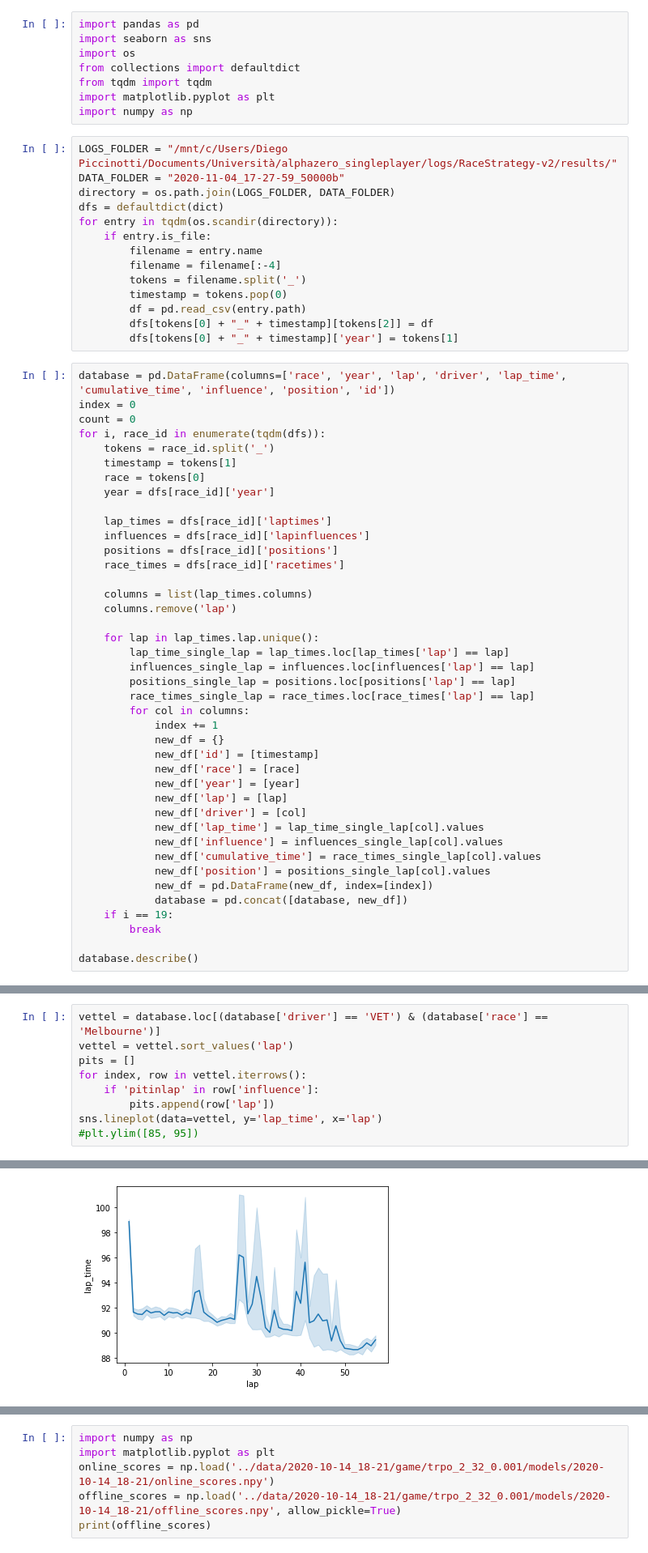
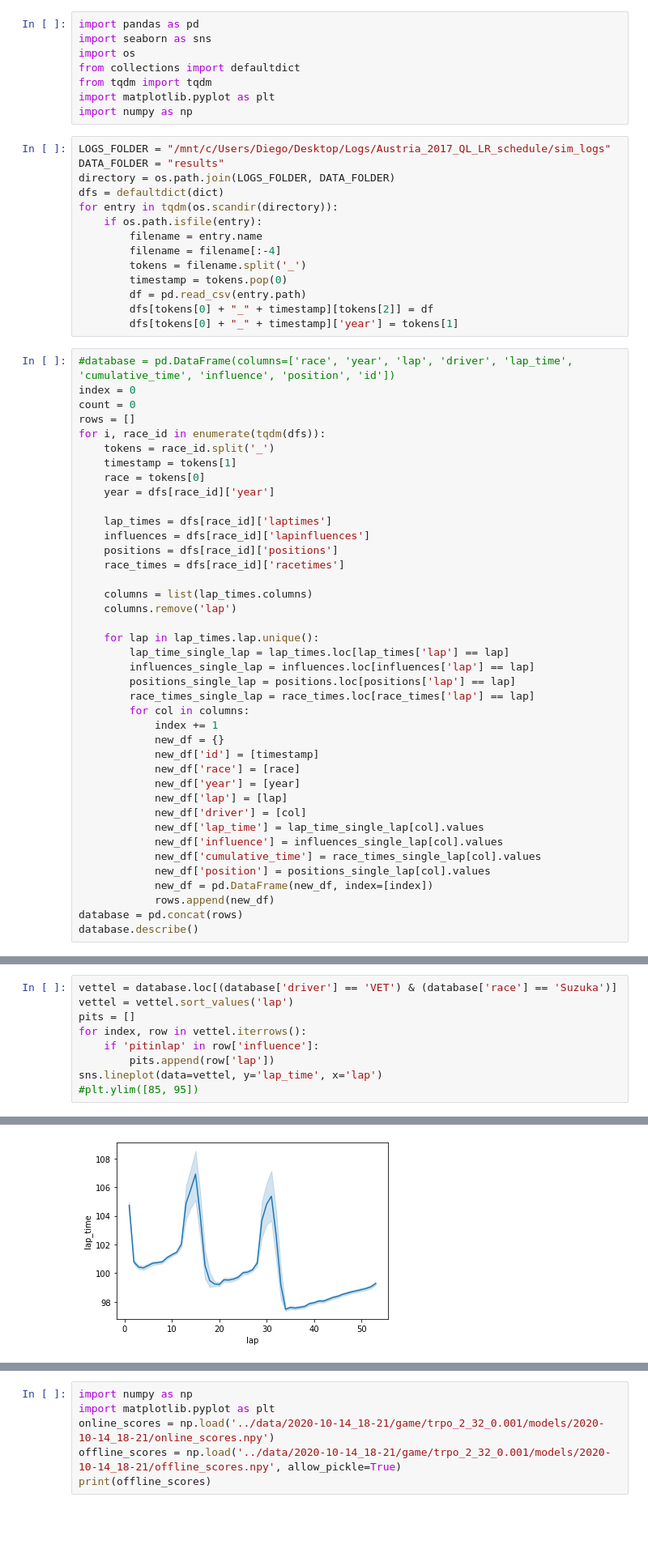
Before and after one commit to amarildolikmeta/alphazero_singleplayer, a Jupyter notebook: notebooks/visualize_race_simulation.ipynb, the cells around one changed output, grey strips where cells are left out. Shown at 81% size. Drawn from its saved outputs; the diff is of its cells as text; blank space fills up the shorter version.

```diff
--- a/notebooks/visualize_race_simulation.ipynb
+++ b/notebooks/visualize_race_simulation.ipynb
@@ -7,12 +7,12 @@ from tqdm import tqdm
 import matplotlib.pyplot as plt
 import numpy as np
 # %%
-LOGS_FOLDER = "/mnt/c/Users/Diego Piccinotti/Documents/Università/alphazero_singleplayer/logs/RaceStrategy-v2/results/"
-DATA_FOLDER = "2020-11-04_17-27-59_50000b"
+LOGS_FOLDER = "/mnt/c/Users/Diego/Desktop/Logs/Austria_2017_QL_LR_schedule/sim_logs"
+DATA_FOLDER = "results"
 directory = os.path.join(LOGS_FOLDER, DATA_FOLDER)
 dfs = defaultdict(dict)
 for entry in tqdm(os.scandir(directory)):
-    if entry.is_file:
+    if os.path.isfile(entry):
         filename = entry.name
         filename = filename[:-4]
         tokens = filename.split('_')
@@ -21,9 +21,10 @@ for entry in tqdm(os.scandir(directory)):
         dfs[tokens[0] + "_" + timestamp][tokens[2]] = df
         dfs[tokens[0] + "_" + timestamp]['year'] = tokens[1]
 # %%
-database = pd.DataFrame(columns=['race', 'year', 'lap', 'driver', 'lap_time', 'cumulative_time', 'influence', 'position', 'id'])
+#database = pd.DataFrame(columns=['race', 'year', 'lap', 'driver', 'lap_time', 'cumulative_time', 'influence', 'position', 'id'])
 index = 0
 count = 0
+rows = []
 for i, race_id in enumerate(tqdm(dfs)):
     tokens = race_id.split('_')
     timestamp = tokens[1]
@@ -56,9 +57,7 @@ for i, race_id in enumerate(tqdm(dfs)):
             new_df['cumulative_time'] = race_times_single_lap[col].values
             new_df['position'] = positions_single_lap[col].values
             new_df = pd.DataFrame(new_df, index=[index])
-            database = pd.concat([database, new_df])
-    if i == 19:
-        break
-
+            rows.append(new_df)
+database = pd.concat(rows)
 database.describe()
 # %% [output]
@@ -90,12 +89,12 @@ database
 # %%
-vettel = database.loc[(database['driver'] == 'VET') & (database['race'] == 'Melbourne')]
+vettel = database.loc[(database['driver'] == 'VET') & (database['race'] == 'Suzuka')]
 vettel = vettel.sort_values('lap')
 pits = []
 for index, row in vettel.iterrows():
     if 'pitinlap' in row['influence']:
         pits.append(row['lap'])
 sns.lineplot(data=vettel, y='lap_time', x='lap')
 #plt.ylim([85, 95])
 # %% [output]
 <AxesSubplot:xlabel='lap', ylabel='lap_time'>
-[figure, old version]
+[figure, new version]
```
Also changed, not shown: parts of 9 cells of this notebook, 5 other files.
